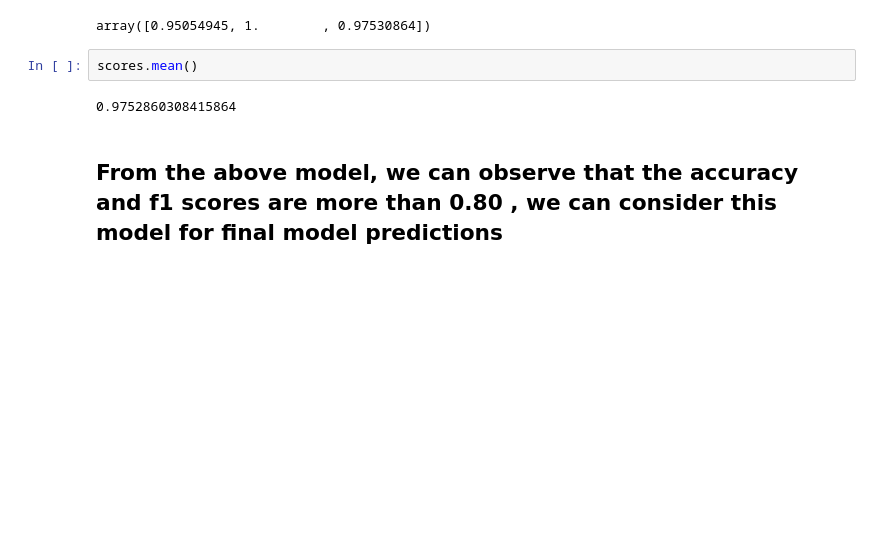
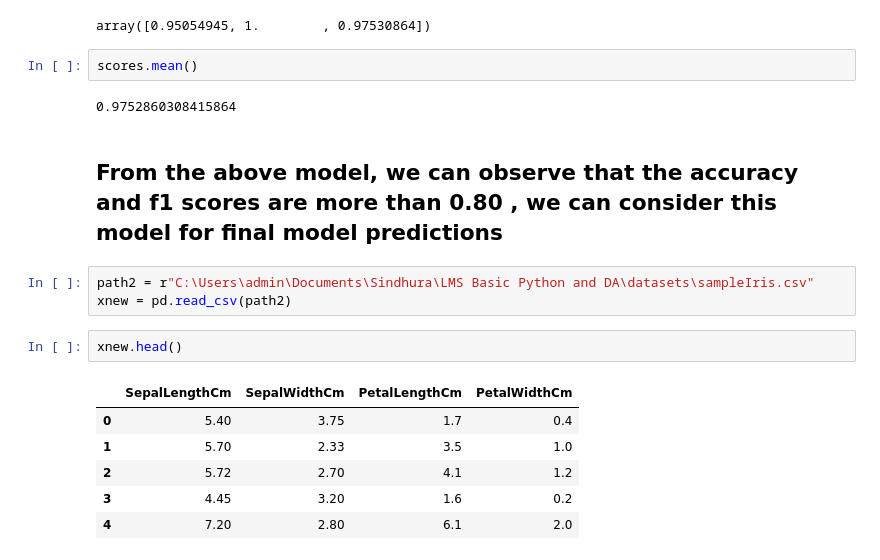
Before and after one commit to Sindhura-tr/Machine-Learning-satsun-5-7, a Jupyter notebook: Classification/Logistic Regression.ipynb, the cells around one changed output. Cells and saved outputs as stored; diff of their text form; blank space fills up the shorter version.

```diff
--- a/Classification/Logistic Regression.ipynb
+++ b/Classification/Logistic Regression.ipynb
@@ -250,3 +250,15 @@ scores.mean()
 0.9752860308415864
 # %% [markdown]
 ## From the above model, we can observe that the accuracy and f1 scores are more than 0.80 , we can consider this model for final model predictions
+# %%
+path2 = r"C:\Users\admin\Documents\Sindhura\LMS Basic Python and DA\datasets\sampleIris.csv"
+xnew = pd.read_csv(path2)
+# %%
+xnew.head()
+# %% [output]
+|  | SepalLengthCm | SepalWidthCm | PetalLengthCm | PetalWidthCm |
+| 0 | 5.40 | 3.75 | 1.7 | 0.4 |
+| 1 | 5.70 | 2.33 | 3.5 | 1.0 |
+| 2 | 5.72 | 2.70 | 4.1 | 1.2 |
+| 3 | 4.45 | 3.20 | 1.6 | 0.2 |
+| 4 | 7.20 | 2.80 | 6.1 | 2.0 |
```
Also changed, not shown: parts of 7 cells of this notebook, 1 other file.
